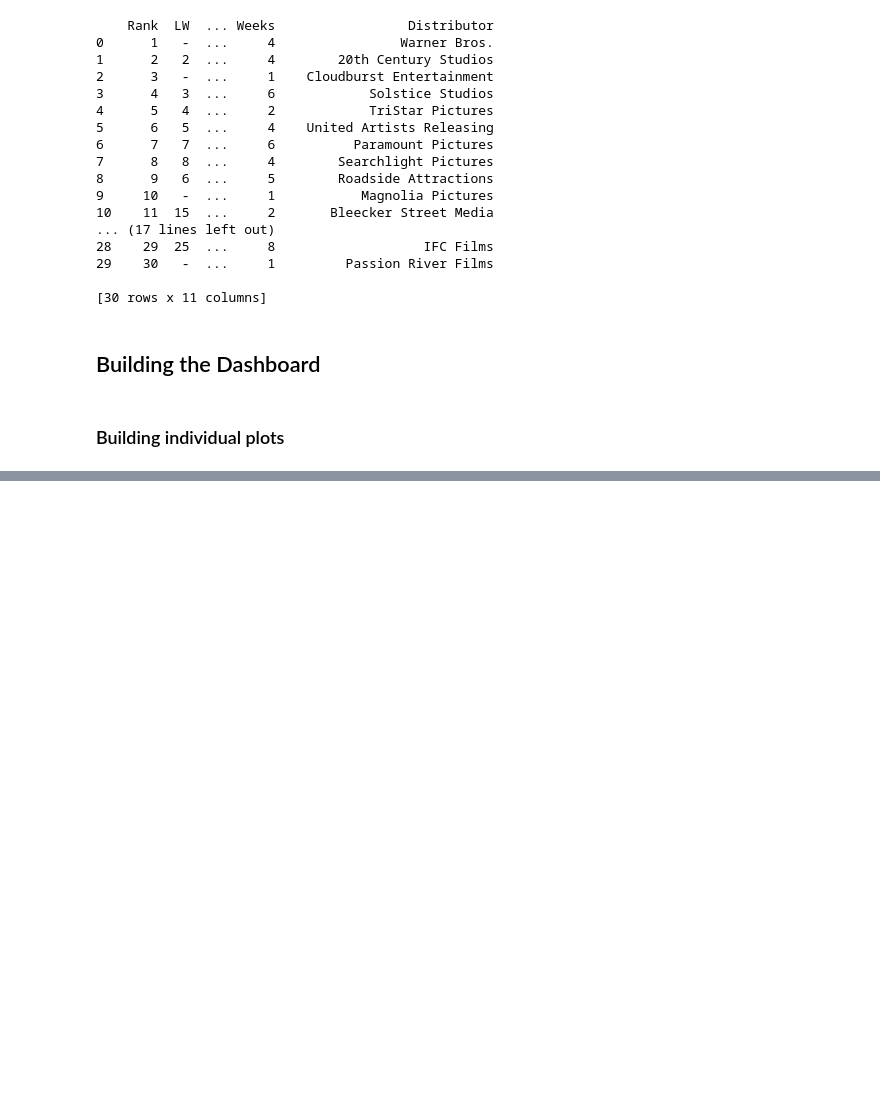
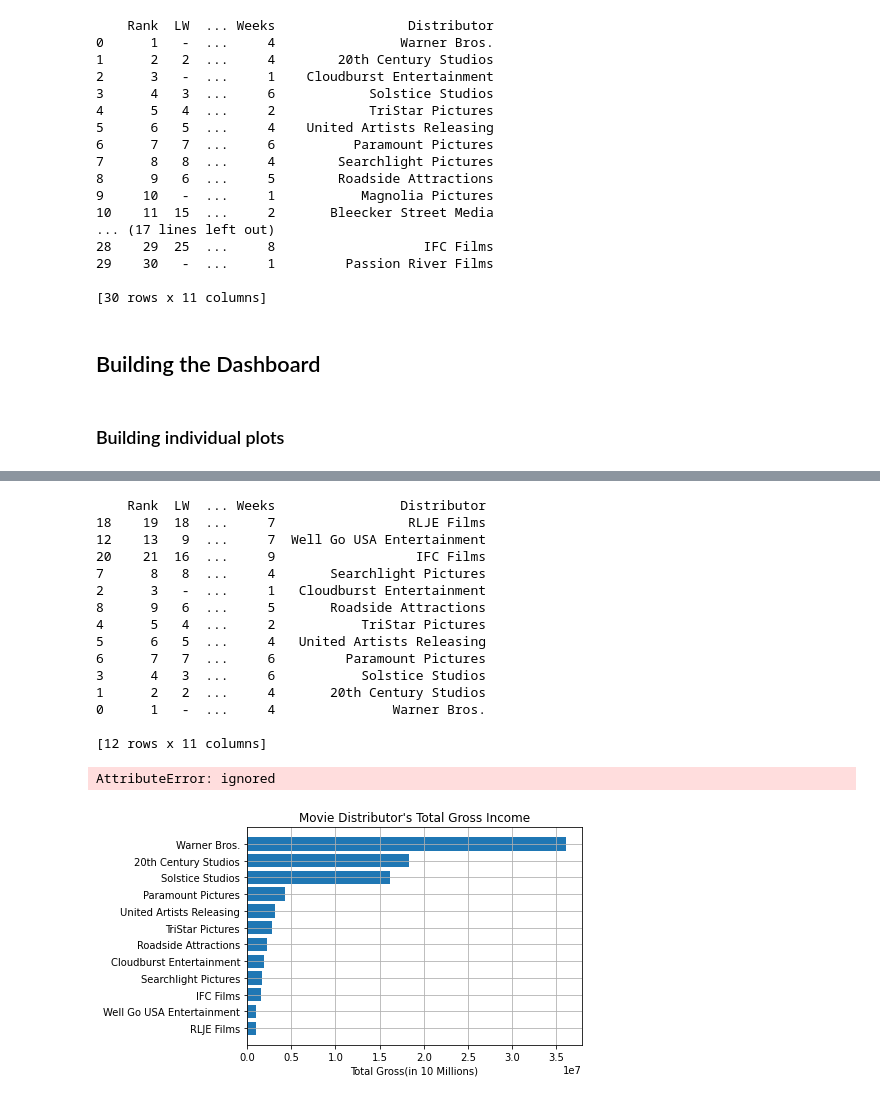
Before and after one commit to DangE01/Data_Dashbaord_Movie_Sell, a Jupyter notebook: Data_Dashboard.ipynb, the cells around one changed output, grey strips where cells are left out. Saved outputs shown, nothing was run; the diff lists cells and outputs as text; code cells hidden in the pictures; blank space fills up the shorter version.

```diff
--- a/Data_Dashboard.ipynb
+++ b/Data_Dashboard.ipynb
@@ -61,0 +54,30 @@ fig2.scatter(df['Total Gross'],df['Release'])
+# %%
+## plot to show the sum of gross income by distributor
+fig1 = plt.subplot()
+df = df.sort_values('Total Gross')
+movie_with_more_500k = df[df["Total Gross"] > 1000000]
+print(movie_with_more_500k)
+fig1.barh(movie_with_more_500k['Distributor'], movie_with_more_500k['Total Gross'])
+
+fig1.set_xlabel('Total Gross(in 10 Millions)')
+fig1.set_title('Movie Distributor\'s Total Gross Income')
+fig1.grid(True)
+fig1.xticks(np.arange(0, 4, step=1))
+# %% [output]
+    Rank  LW  ... Weeks                Distributor
+18    19  18  ...     7                 RLJE Films
+12    13   9  ...     7  Well Go USA Entertainment
+20    21  16  ...     9                  IFC Films
+7      8   8  ...     4       Searchlight Pictures
+2      3   -  ...     1   Cloudburst Entertainment
+8      9   6  ...     5       Roadside Attractions
+4      5   4  ...     2           TriStar Pictures
+5      6   5  ...     4   United Artists Releasing
+6      7   7  ...     6         Paramount Pictures
+3      4   3  ...     6           Solstice Studios
+1      2   2  ...     4       20th Century Studios
+0      1   -  ...     4               Warner Bros.
+
+[12 rows x 11 columns]
+AttributeError: ignored
+[figure, added]
```
Also changed, not shown: parts of 9 cells of this notebook, 1 other file.
